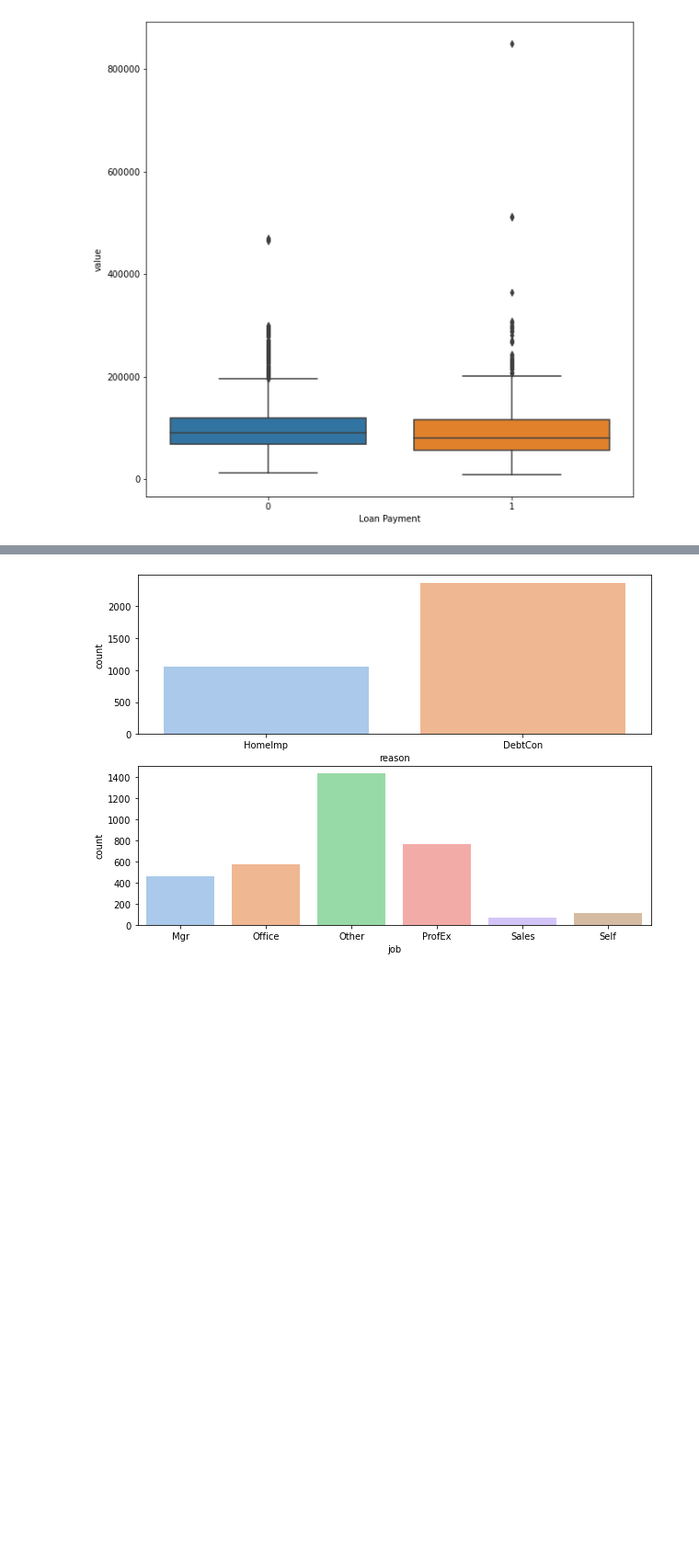
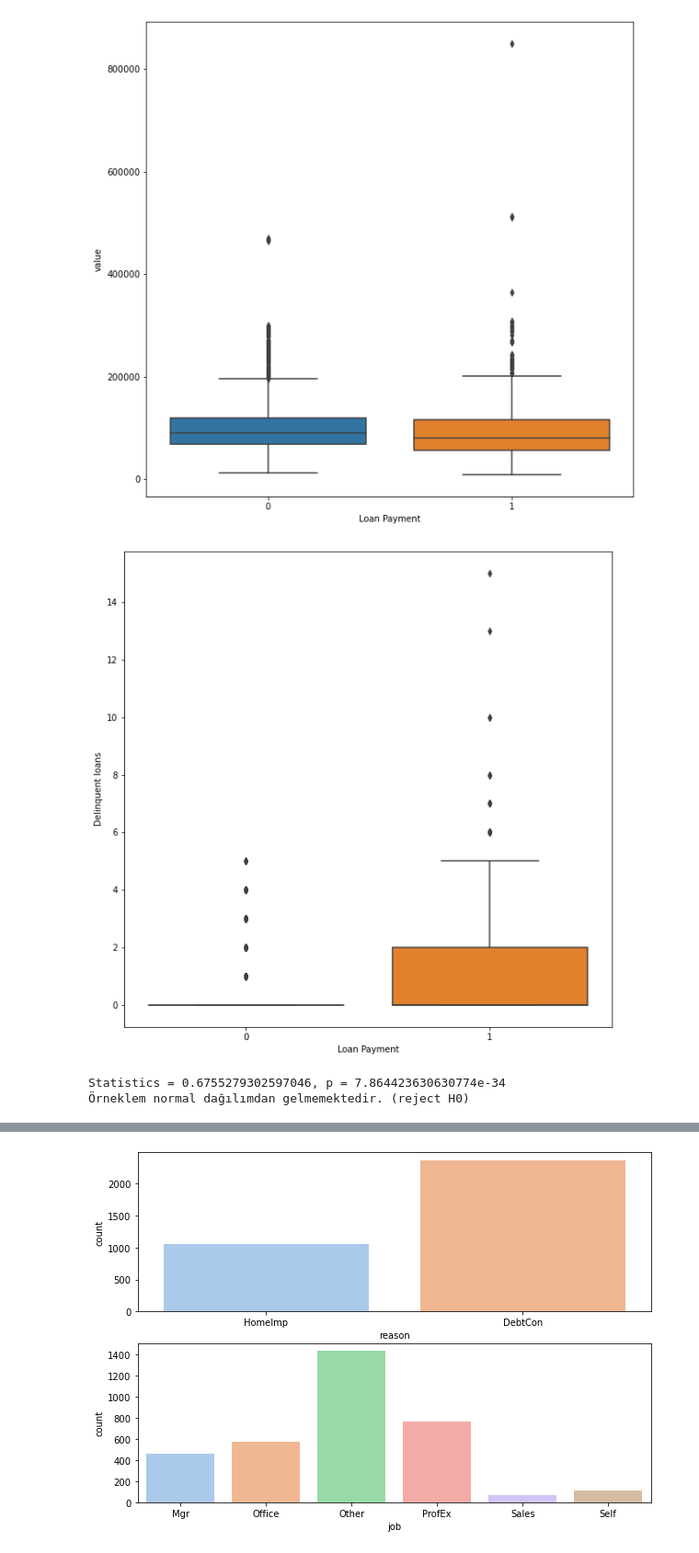
Before and after one commit to Kodluyoruz-Ankara-Veri-Bilimi/assignment---Caner-Yener, a Jupyter notebook: Bootcamp - Data Visualization and Basic Info.ipynb, the cells around one changed output, grey strips where cells are left out. Shown: that part at 92% size. Cells and saved outputs as stored; diff of their text form; code cells hidden in the pictures; blank space fills up the shorter version.

```diff
--- a/Bootcamp - Data Visualization and Basic Info.ipynb
+++ b/Bootcamp - Data Visualization and Basic Info.ipynb
@@ -165,3 +185,11 @@ for i in range (len(columnlist)):
 [figure]
 [figure]
 [figure]
+# %%
+fig, ax = plt.subplots(figsize=(10, 10))
+sns.boxplot(x = "bad", y = "delinq", data = info)
+plt.xlabel('Loan Payment')
+plt.ylabel("Delinquent loans")
+plt.show()
+# %% [output]
+[figure, added]
@@ -167,0 +199,13 @@ for i in range (len(columnlist)):
+# %%
+stat, p = shapiro(bad1delinq)
+
+print(f'Statistics = {stat}, p = {p}')
+
+alpha = 0.05
+if p > alpha:
+    print("Örneklem Normal dağılımdan gelmektedir.(fail to reject h0)")
+else:
+    print("Örneklem normal dağılımdan gelmemektedir. (reject H0)")
+# %% [output]
+Statistics = 0.6755279302597046, p = 7.864423630630774e-34
+Örneklem normal dağılımdan gelmemektedir. (reject H0)
```
Also changed, not shown: parts of 29 cells of this notebook.
